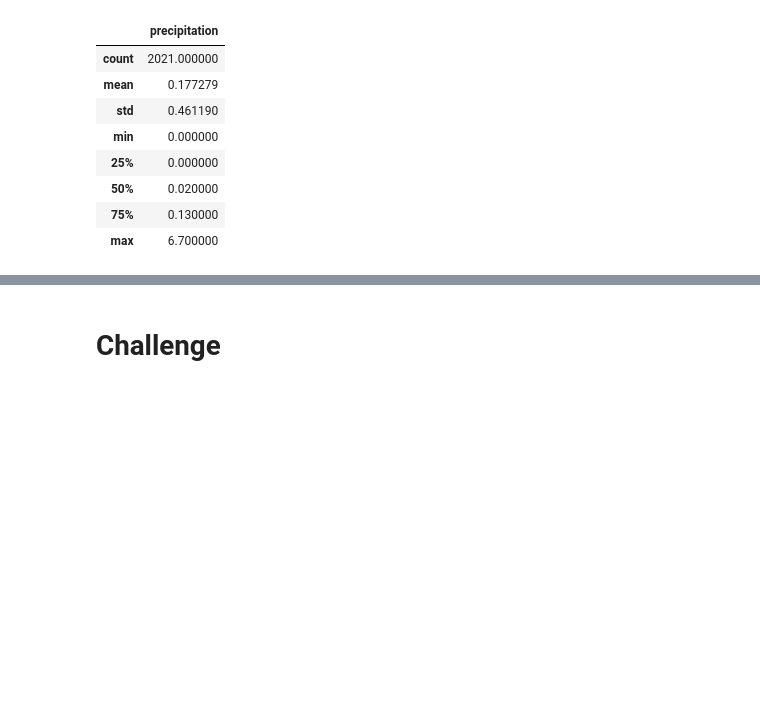
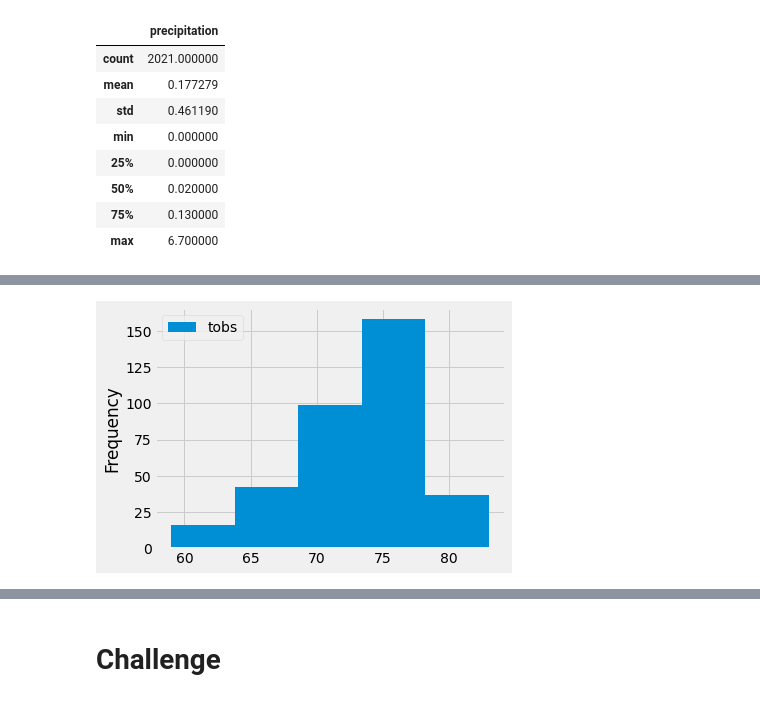
Before and after one commit to archinarula/surfs_up, a Jupyter notebook: climate_analysis.ipynb, the cells around one changed output, grey strips where cells are left out. Cells and saved outputs as stored; diff of their text form; code cells hidden in the pictures; blank space fills up the shorter version.

```diff
--- a/climate_analysis.ipynb
+++ b/climate_analysis.ipynb
@@ -150,0 +201,6 @@ df.describe()
+# %%
+#CREATION OF  5 BINS
+temp_df.plot.hist(bins=5)
+plt.tight_layout()
+# %% [output]
+[figure, added]
```
Also changed, not shown: parts of 7 cells of this notebook.
